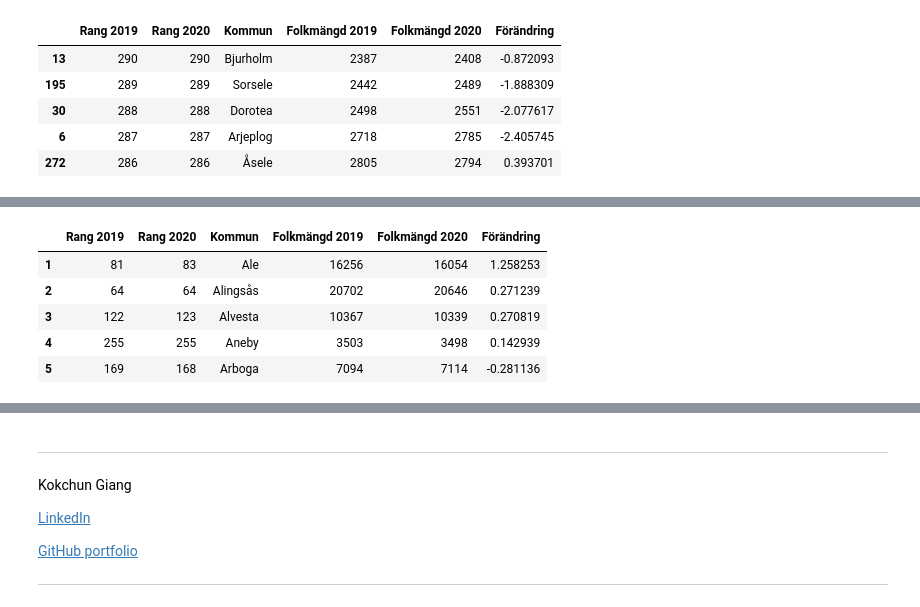
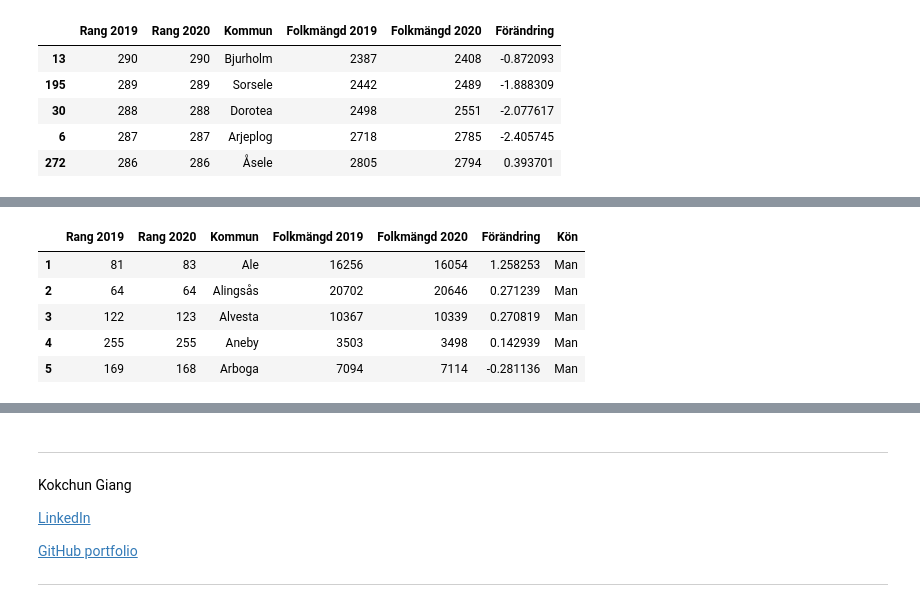
Before and after one commit to 5elma/Databehandling---Selma-Mahmic, a Jupyter notebook: Exercises/E00_pandas_basic_syntax.ipynb, the cells around one changed output, grey strips where cells are left out. Cells and saved outputs as stored; diff of their text form; code cells hidden in the pictures.

```diff
--- a/Exercises/E00_pandas_basic_syntax.ipynb
+++ b/Exercises/E00_pandas_basic_syntax.ipynb
@@ -420,13 +420,13 @@ h)
 # %%
 excel_fil = pd.read_excel("../Data/komtopp50_2020.xlsx", header=5, sheet_name="Män")
 excel_fil = excel_fil.rename(columns={'Rang': 'Rang 2019', 'Unnamed: 1': 'Rang 2020','Män 31 december': 'Folkmängd 2019', 'Unnamed: 4': 'Folkmängd 2020'})
 excel_fil.drop(0, inplace=True)
-
+excel_fil["Kön"] = "Man"
 excel_fil.head()
 # %% [output]
-|  | Rang 2019 | Rang 2020 | Kommun | Folkmängd 2019 | Folkmängd 2020 | Förändring |
-| 1 | 81 | 83 | Ale | 16256 | 16054 | 1.258253 |
-| 2 | 64 | 64 | Alingsås | 20702 | 20646 | 0.271239 |
-| 3 | 122 | 123 | Alvesta | 10367 | 10339 | 0.270819 |
-| 4 | 255 | 255 | Aneby | 3503 | 3498 | 0.142939 |
-| 5 | 169 | 168 | Arboga | 7094 | 7114 | -0.281136 |
+|  | Rang 2019 | Rang 2020 | Kommun | Folkmängd 2019 | Folkmängd 2020 | Förändring | Kön |
+| 1 | 81 | 83 | Ale | 16256 | 16054 | 1.258253 | Man |
+| 2 | 64 | 64 | Alingsås | 20702 | 20646 | 0.271239 | Man |
+| 3 | 122 | 123 | Alvesta | 10367 | 10339 | 0.270819 | Man |
+| 4 | 255 | 255 | Aneby | 3503 | 3498 | 0.142939 | Man |
+| 5 | 169 | 168 | Arboga | 7094 | 7114 | -0.281136 | Man |
```
Also changed, not shown: parts of 2 cells of this notebook, 19 other files.
